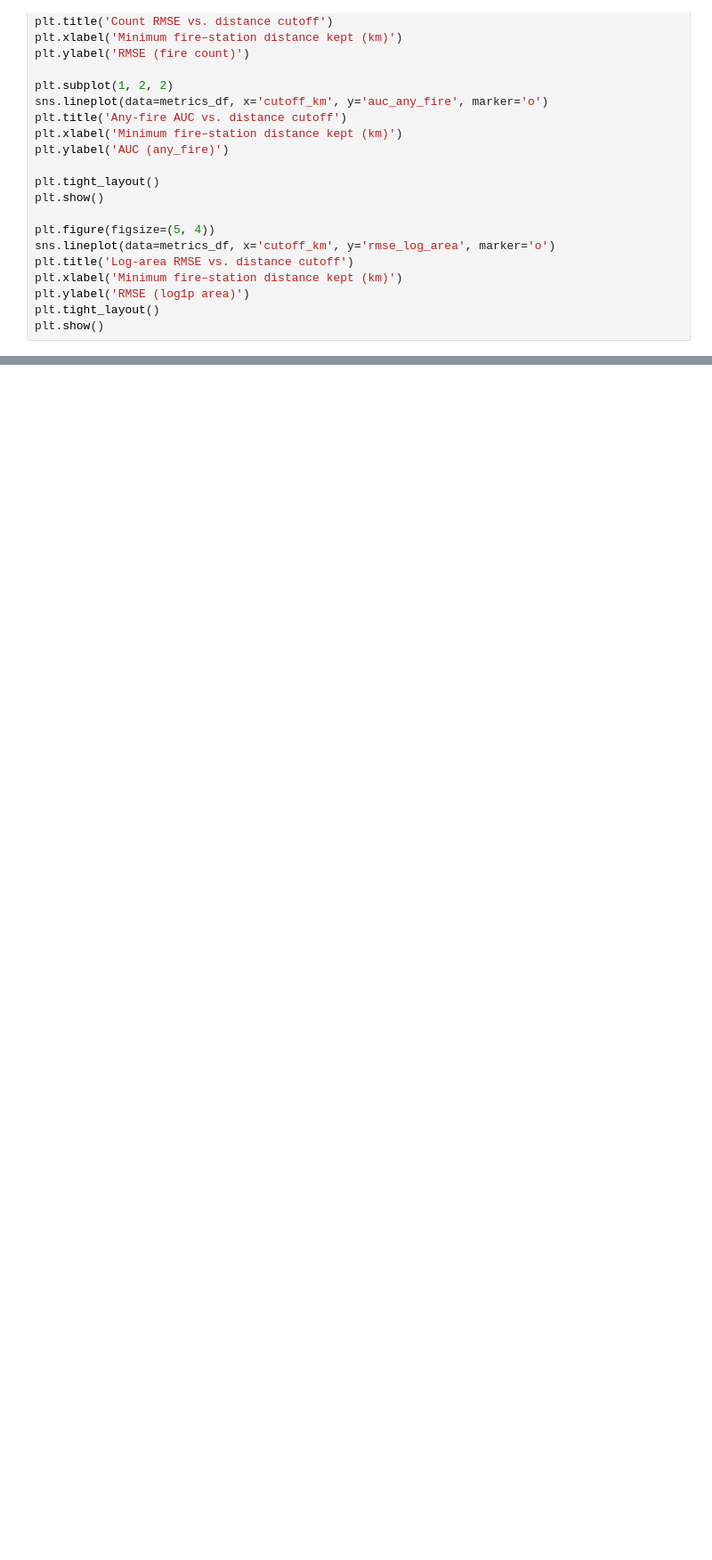
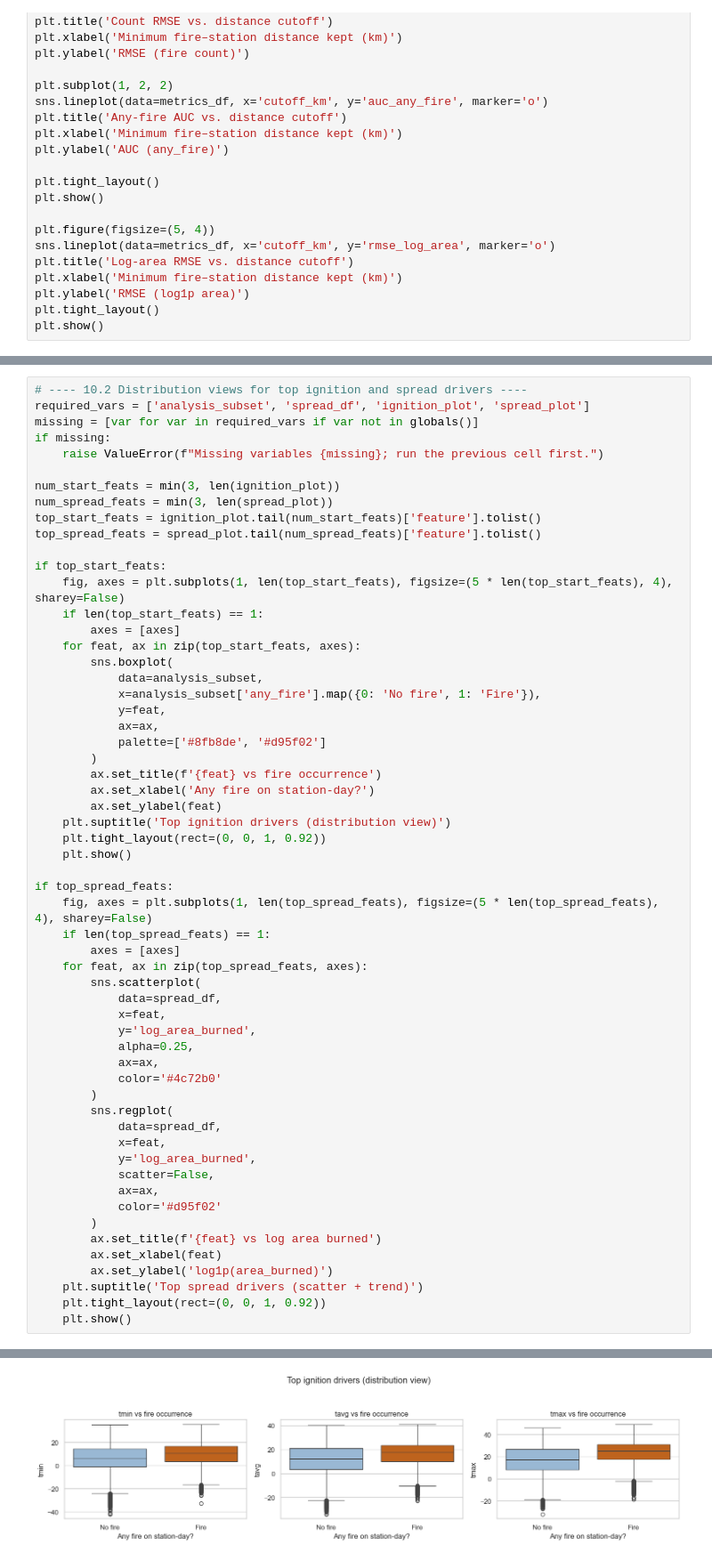
Before and after one commit to whelixw/week_11_wildfire_prediction, a Jupyter notebook: scripts/wildfires.ipynb, the cells around one changed output, grey strips where cells are left out. Shown at 89% size. Cells and saved outputs as stored; diff of their text form; blank space fills up the shorter version.

```diff
--- a/scripts/wildfires.ipynb
+++ b/scripts/wildfires.ipynb
@@ -1503,0 +1760,59 @@ plt.show()
+# %%
+# ---- 10.2 Distribution views for top ignition and spread drivers ----
+required_vars = ['analysis_subset', 'spread_df', 'ignition_plot', 'spread_plot']
+missing = [var for var in required_vars if var not in globals()]
+if missing:
+    raise ValueError(f"Missing variables {missing}; run the previous cell first.")
+
+num_start_feats = min(3, len(ignition_plot))
+num_spread_feats = min(3, len(spread_plot))
+top_start_feats = ignition_plot.tail(num_start_feats)['feature'].tolist()
+top_spread_feats = spread_plot.tail(num_spread_feats)['feature'].tolist()
+
+if top_start_feats:
+    fig, axes = plt.subplots(1, len(top_start_feats), figsize=(5 * len(top_start_feats), 4), sharey=False)
+    if len(top_start_feats) == 1:
+        axes = [axes]
+    for feat, ax in zip(top_start_feats, axes):
+        sns.boxplot(
+            data=analysis_subset,
+            x=analysis_subset['any_fire'].map({0: 'No fire', 1: 'Fire'}),
+            y=feat,
+            ax=ax,
+            palette=['#8fb8de', '#d95f02']
+        )
+        ax.set_title(f'{feat} vs fire occurrence')
+        ax.set_xlabel('Any fire on station-day?')
+        ax.set_ylabel(feat)
+    plt.suptitle('Top ignition drivers (distribution view)')
+    plt.tight_layout(rect=(0, 0, 1, 0.92))
+    plt.show()
+
+if top_spread_feats:
+    fig, axes = plt.subplots(1, len(top_spread_feats), figsize=(5 * len(top_spread_feats), 4), sharey=False)
+    if len(top_spread_feats) == 1:
+        axes = [axes]
+    for feat, ax in zip(top_spread_feats, axes):
+        sns.scatterplot(
+            data=spread_df,
+            x=feat,
+            y='log_area_burned',
+            alpha=0.25,
+            ax=ax,
+            color='#4c72b0'
+        )
+        sns.regplot(
+            data=spread_df,
+            x=feat,
+            y='log_area_burned',
+            scatter=False,
+            ax=ax,
+            color='#d95f02'
+        )
+        ax.set_title(f'{feat} vs log area burned')
+        ax.set_xlabel(feat)
+        ax.set_ylabel('log1p(area_burned)')
+    plt.suptitle('Top spread drivers (scatter + trend)')
+    plt.tight_layout(rect=(0, 0, 1, 0.92))
+    plt.show()
+# %% [output]
@@ -1503,0 +1830 @@ plt.show()
+[figure, added]
```
Also changed, not shown: parts of 9 cells of this notebook.
